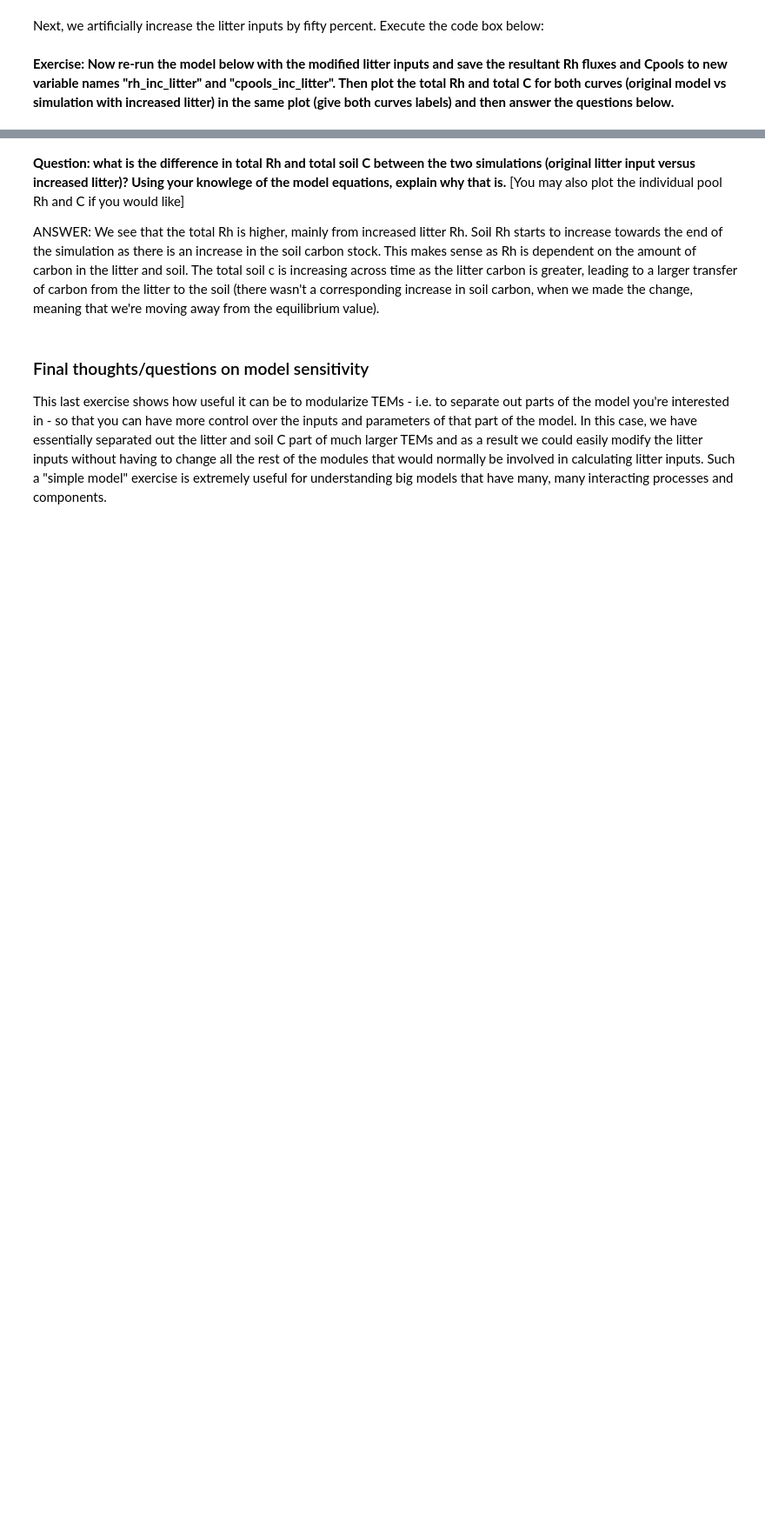
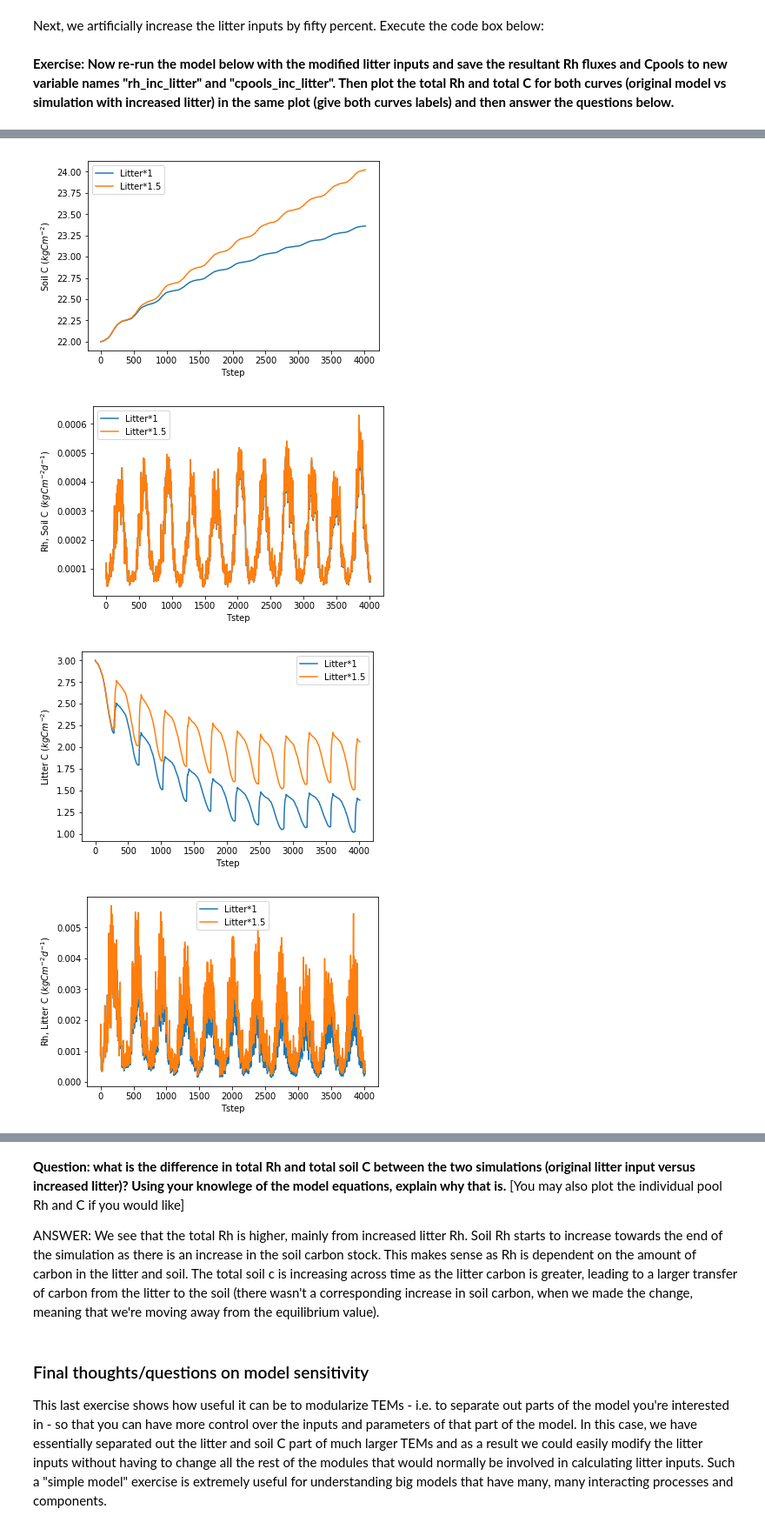
Before and after one commit to hsizek/GEOG-G481-581, a Jupyter notebook: In-Class_Exercises/Exercise_3_Model_Sensitivity/Exercise_3_Model_Sensitivity.ipynb, the cells around one changed output, grey strips where cells are left out. Shown: that part at 87% size. Drawn from its saved outputs; the diff is of its cells as text; code cells hidden in the pictures; blank space fills up the shorter version.

```diff
--- a/In-Class_Exercises/Exercise_3_Model_Sensitivity/Exercise_3_Model_Sensitivity.ipynb
+++ b/In-Class_Exercises/Exercise_3_Model_Sensitivity/Exercise_3_Model_Sensitivity.ipynb
@@ -444,0 +399,51 @@ plt.show()
+# %%
+results_list = [(rh,cpools,"Litter*1"),(rh_Litterx1_5,cpools_Litterx1_5,"Litter*1.5")]
+for rh_i,cpools_i,label_i in results_list:
+    plt.plot(cpools_i[:,1], label=label_i)
+plt.xlabel("Tstep")
+plt.ylabel("Soil C ($kgCm^{-2}$)")
+plt.legend()
+plt.show()
+for rh_i,cpools_i,label_i in results_list:
+    plt.plot(rh_i[:,1], label=label_i)
+plt.xlabel("Tstep")
+plt.ylabel("Rh, Soil C ($kgCm^{-2}d^{-1}$)")
+plt.legend()
+plt.show()
+for rh_i,cpools_i,label_i in results_list:
+    plt.plot(cpools_i[:,0], label=label_i)
+plt.xlabel("Tstep")
+plt.ylabel("Litter C ($kgCm^{-2}$)")
+plt.legend()
+plt.show()
+for rh_i,cpools_i,label_i in results_list:
+    plt.plot(rh_i[:,0], label=label_i)
+plt.xlabel("Tstep")
+plt.ylabel("Rh, Litter C ($kgCm^{-2}d^{-1}$)")
+plt.legend()
+plt.show()
+for rh_i,cpools_i,label_i in results_list:
+    plt.plot(cpools_i[:,0]+cpools_i[:,1], label=label_i)
+plt.xlabel("Tstep")
+plt.ylabel("Total C ($kgCm^{-2}$)")
+plt.legend()
+plt.show()
+for rh_i,cpools_i,label_i in results_list:
+    plt.plot(rh_i[:,0]+rh_i[:,1], label=label_i)
+plt.xlabel("Tstep")
+plt.ylabel("Rh, Total C ($kgCm^{-2}d^{-1}$)")
+plt.legend()
+plt.show()
+
+for rh_i,cpools_i,label_i in [results_list[1]]:
+    plt.plot((rh[:,0]-rh_i[:,0]), label =label_i+", litter")
+    plt.plot(rh[:,1]-rh_i[:,1], label =label_i+", soil")
+plt.xlabel('Tstep')
+plt.ylabel('$\Delta$ Rh, (kgCm$^{-2}d^{-1}$)')
+plt.legend()
+plt.show()
+# %% [output]
+[figure, added]
+[figure, added]
+[figure, added]
+[figure, added]
```
Also changed, not shown: parts of 3 cells of this notebook.
